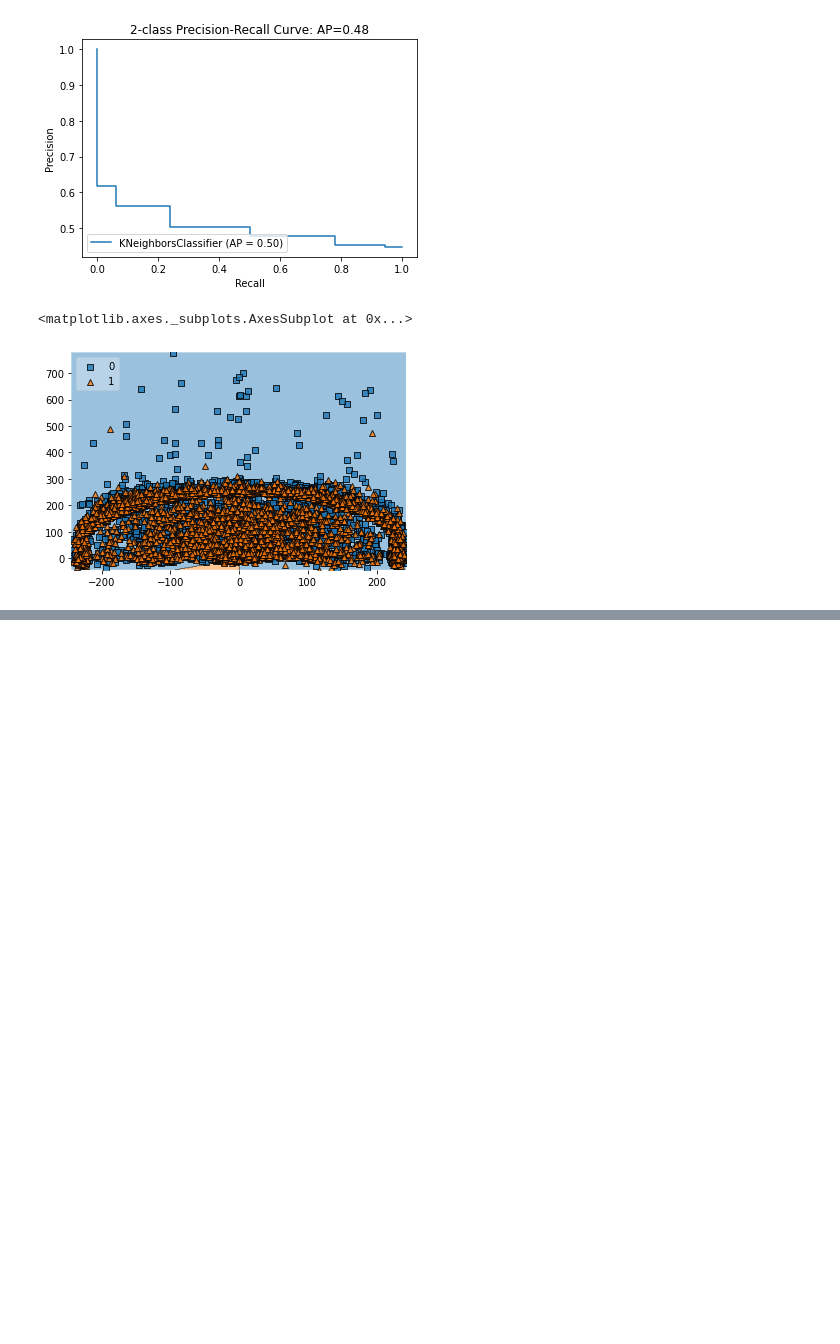
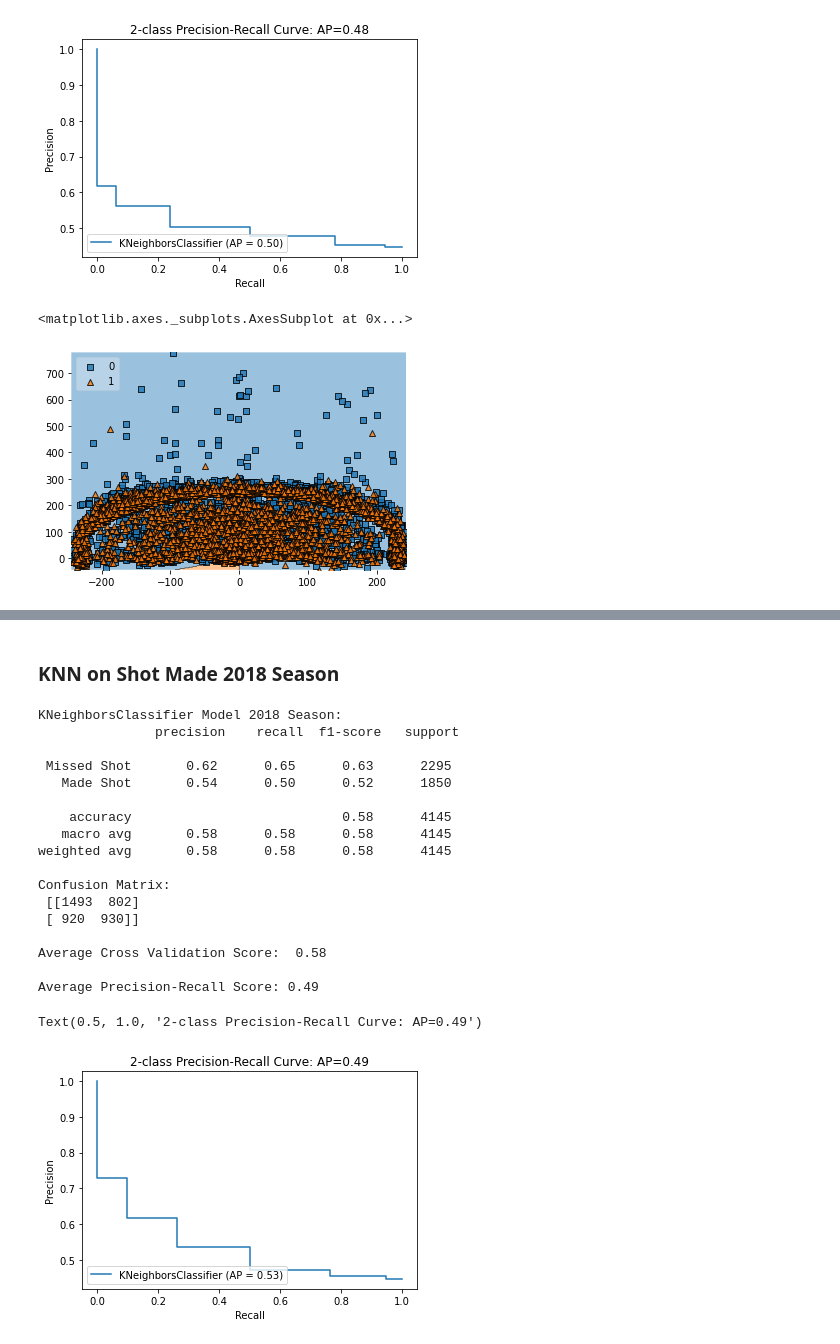
Before and after one commit to jnielsonresearch/crunch-time-analytics, a Jupyter notebook: Shot Selection Research/Shot Selection Analysis.ipynb, the cells around one changed output, grey strips where cells are left out. Saved outputs shown, nothing was run; the diff lists cells and outputs as text; code cells hidden in the pictures; blank space fills up the shorter version.

```diff
--- a/Shot Selection Research/Shot Selection Analysis.ipynb
+++ b/Shot Selection Research/Shot Selection Analysis.ipynb
@@ -129,0 +198,68 @@ plot_decision_regions(X, y.to_numpy(), clf=classifier, legend=2)
+# %% [markdown]
+### KNN on Shot Made 2018 Season
+# %%
+from sklearn.model_selection import train_test_split
+df_model = df[df['SEASON'] == 2018]
+X = df_model[['LOC_X', 'LOC_Y']].values
+y = df_model['SHOT_MADE_FLAG']
+X_train, X_test, y_train, y_test = train_test_split(X, y, test_size = 0.3, random_state = 0)
+
+from sklearn.preprocessing import MinMaxScaler
+scaler = MinMaxScaler()
+X_train= scaler.fit_transform(X_train)
+X_test = scaler.transform(X_test)
+
+from sklearn.neighbors import KNeighborsClassifier
+classifier = KNeighborsClassifier(n_neighbors = 5, metric = 'minkowski', p = 2)
+classifier.fit(X_train, y_train)
+
+y_train_pred = classifier.predict(X_train)
+y_test_pred = classifier.predict(X_test)
+
+# Classification report
+from sklearn.metrics import classification_report
+target_names = ['Missed Shot', 'Made Shot']
+print("KNeighborsClassifier Model 2018 Season:\n", classification_report(y_test, y_test_pred, target_names=target_names))
+
+# Confusion matrix and accuracy score
+from sklearn.metrics import confusion_matrix, accuracy_score
+cm = confusion_matrix(y_test, y_test_pred)
+print("Confusion Matrix:\n",cm)
+
+# Average Cross Validation Score
+from sklearn.model_selection import cross_val_score
+cv = cross_val_score(classifier, X_train, y_train, cv=10, scoring="accuracy")
+print("\nAverage Cross Validation Score: ", round(np.mean(cv),2))
+
+# Average Precision Score and Precision-Recall curve
+from sklearn.metrics import average_precision_score
+average_precision = average_precision_score(y_test, y_test_pred)
+print('\nAverage Precision-Recall Score: {0:0.2f}'.format(
+      average_precision))
+
+from sklearn.metrics import precision_recall_curve
+from sklearn.metrics import plot_precision_recall_curve
+
+disp = plot_precision_recall_curve(classifier, X_test, y_test)
+disp.ax_.set_title('2-class Precision-Recall Curve: '
+                   'AP={0:0.2f}'.format(average_precision))
+# %% [output]
+KNeighborsClassifier Model 2018 Season:
+               precision    recall  f1-score   support
+
+ Missed Shot       0.62      0.65      0.63      2295
+   Made Shot       0.54      0.50      0.52      1850
+
+    accuracy                           0.58      4145
+   macro avg       0.58      0.58      0.58      4145
+weighted avg       0.58      0.58      0.58      4145
+
+Confusion Matrix:
+ [[1493  802]
+ [ 920  930]]
+
+Average Cross Validation Score:  0.58
+
+Average Precision-Recall Score: 0.49
+Text(0.5, 1.0, '2-class Precision-Recall Curve: AP=0.49')
+[figure, added]
```
Also changed, not shown: parts of 10 cells of this notebook.
